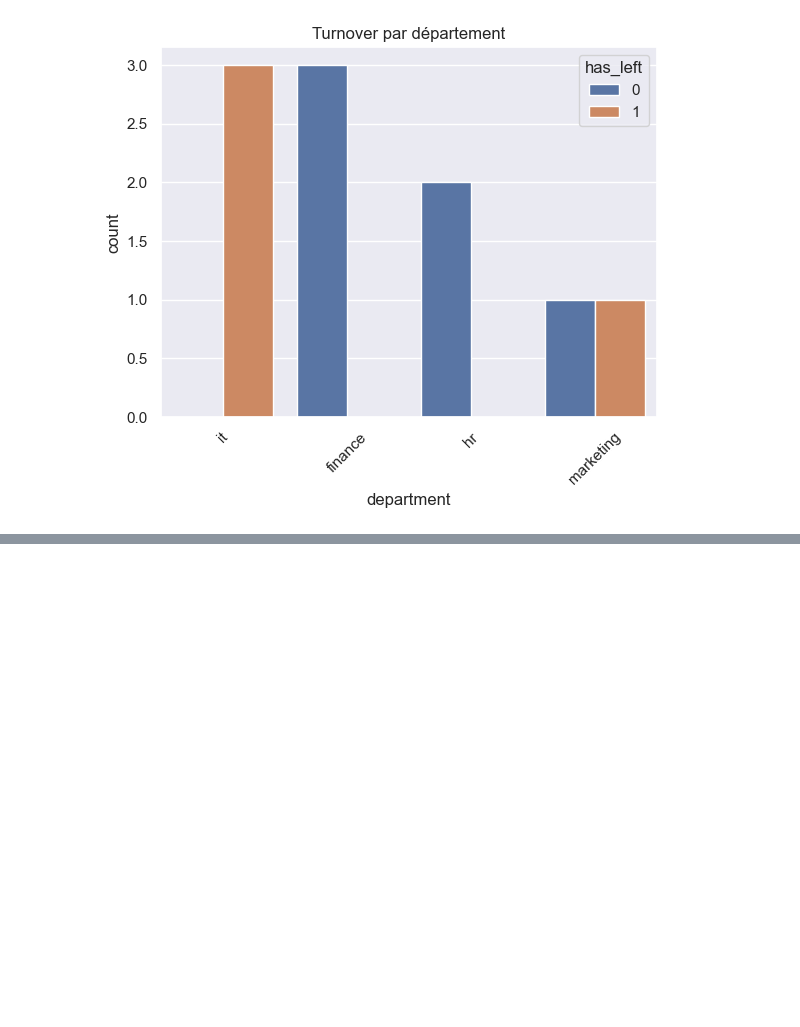
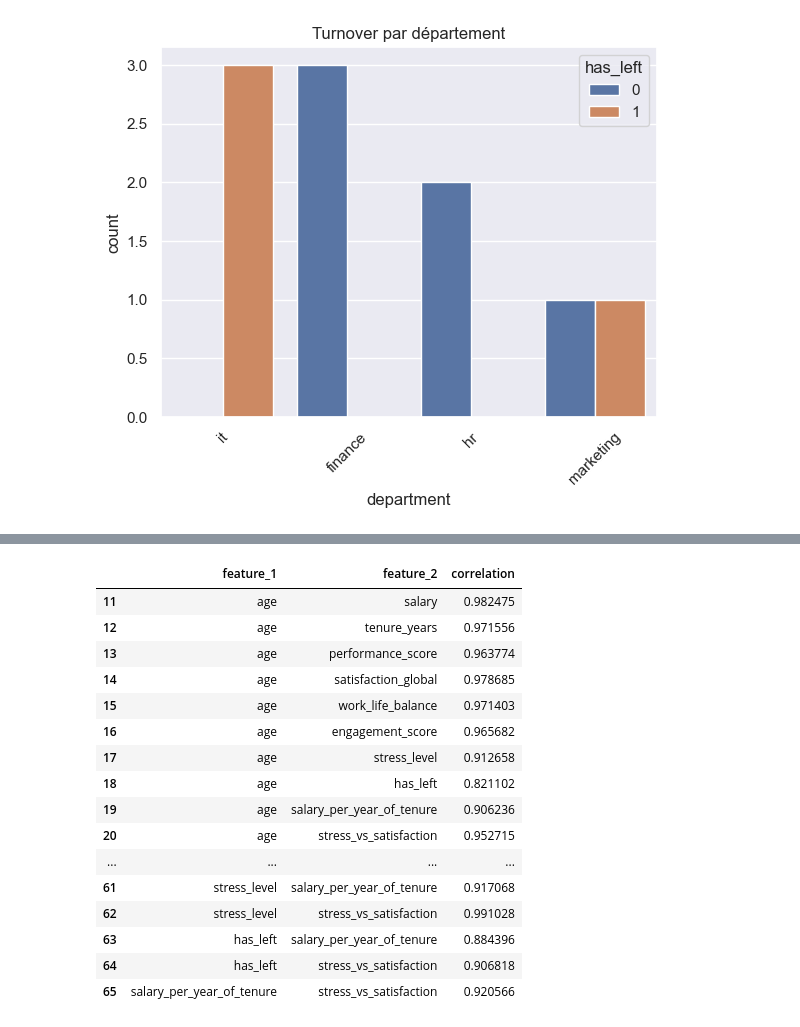
Before and after one commit to sjbl69/Technovaa, a Jupyter notebook: notebooks/01_EDA_and_Cleaning.ipynb, the cells around one changed output, grey strips where cells are left out. Drawn from its saved outputs; the diff is of its cells as text; code cells hidden in the pictures; blank space fills up the shorter version.

```diff
--- a/notebooks/01_EDA_and_Cleaning.ipynb
+++ b/notebooks/01_EDA_and_Cleaning.ipynb
@@ -153,0 +200,32 @@ plt.show()
+# %%
+# détection de features quantitatives redondantes
+
+threshold = 0.8
+
+high_corr = (
+    corr_matrix.abs()
+    .where(np.triu(np.ones(corr_matrix.shape), k=1).astype(bool))
+    .stack()
+    .reset_index()
+)
+
+high_corr.columns = ["feature_1", "feature_2", "correlation"]
+high_corr[high_corr["correlation"] > threshold]
+# %% [output]
+|  | feature_1 | feature_2 | correlation |
+| 11 | age | salary | 0.982475 |
+| 12 | age | tenure_years | 0.971556 |
+| 13 | age | performance_score | 0.963774 |
+| 14 | age | satisfaction_global | 0.978685 |
+| 15 | age | work_life_balance | 0.971403 |
+| 16 | age | engagement_score | 0.965682 |
+| 17 | age | stress_level | 0.912658 |
+| 18 | age | has_left | 0.821102 |
+| 19 | age | salary_per_year_of_tenure | 0.906236 |
+| 20 | age | stress_vs_satisfaction | 0.952715 |
+| ... | ... | ... | ... |
+| 61 | stress_level | salary_per_year_of_tenure | 0.917068 |
+| 62 | stress_level | stress_vs_satisfaction | 0.991028 |
+| 63 | has_left | salary_per_year_of_tenure | 0.884396 |
+| 64 | has_left | stress_vs_satisfaction | 0.906818 |
+| 65 | salary_per_year_of_tenure | stress_vs_satisfaction | 0.920566 |
```
Also changed, not shown: parts of 5 cells of this notebook, 1 other file.
